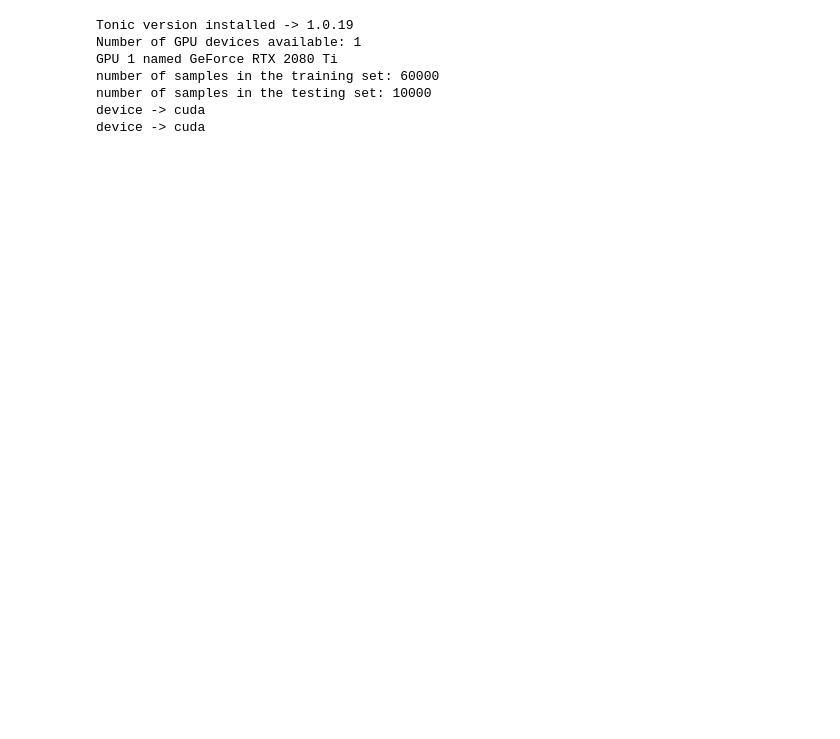
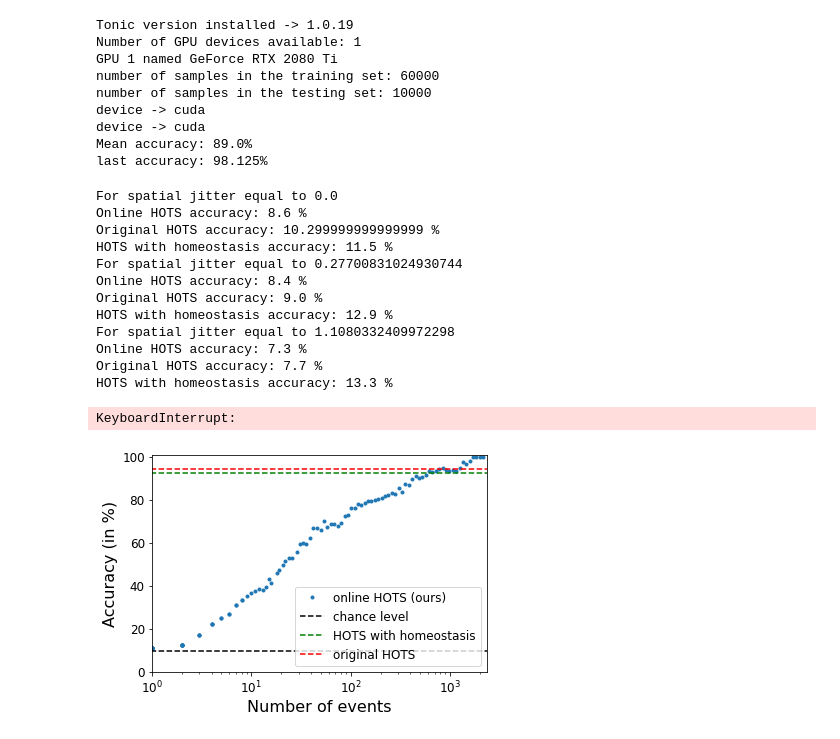
Before and after one commit to AntoineGrimaldi/hotsline, a Jupyter notebook: hots/Untitled.ipynb, the cells around one changed output. Drawn from its saved outputs; the diff is of its cells as text; code cells hidden in the pictures; blank space fills up the shorter version.

```diff
--- a/hots/Untitled.ipynb
+++ b/hots/Untitled.ipynb
@@ -88,32 +88,48 @@ train_path_nohomeo = f'../Records/output/train/{hots_nohomeo.name}_{num_sample_t
 model_path_nohomeo = f'../Records/networks/{hots_nohomeo.name}_{tau_cla}_{learning_rate}_{betas}_{num_epochs}_{jitter}.pkl'
 test_path_nohomeo = f'../Records/output/test/{hots_nohomeo.name}_{num_sample_test}_{jitter}/'
 
 trainset_output_nohomeo = HOTS_Dataset(train_path_nohomeo, trainset.sensor_size, dtype=trainset.dtype, transform=type_transform)
 
 hots_nohomeo.coding(testloader, testset.ordering, testset.classes, training=False, jitter=jitter, verbose=False)
 testset_output_nohomeo = HOTS_Dataset(test_path_nohomeo, trainset.sensor_size, dtype=trainset.dtype, transform=type_transform)
 
 likelihood, true_target, timestamps = predict_mlr(classif_layer,tau_cla,testoutputloader,results_path,ts_size,testset_output.ordering)
 score = make_histogram_classification(trainset_output, testset_output, N_neuronz[-1])
 score_nohomeo = make_histogram_classification(trainset_output_nohomeo, testset_output_nohomeo, N_neuronz[-1])
 meanac, onlinac, lastac = score_classif_events(likelihood, true_target, n_classes, original_accuracy = score, original_accuracy_nohomeo = score_nohomeo, figure_name = 'nmnist_online.pdf')
 print(f'last accuracy: {lastac*100}%')
 
 kfold = 10
 
 standard_spatial_jitter_min = 0
 standard_spatial_jitter_max = 10
-apply_jitter(standard_spatial_jitter_min, standard_spatial_jitter_max, 'spatial', num_sample_test//kfold, n_classes, hots, hots_nohomeo, classif_layer, tau_cla, dataset_name, trainset_output, trainset_output_nohomeo, learning_rate ,betas ,num_epochs, kfold = kfold);
+apply_jitter(standard_spatial_jitter_min, standard_spatial_jitter_max, 'spatial', num_sample_test//kfold, n_classes, hots, hots_nohomeo, classif_layer, tau_cla, dataset_name, trainset_output, trainset_output_nohomeo, learning_rate ,betas ,num_epochs, kfold = kfold, verbose=True);
 
 
 standard_temporal_jitter_min = 3
 standard_temporal_jitter_max = 7
-apply_jitter(standard_temporal_jitter_min, standard_temporal_jitter_max, 'temporal', num_sample_test//kfold, n_classes, hots,hots_nohomeo, classif_layer, tau_cla, dataset_name, trainset_output, trainset_output_nohomeo, learning_rate ,betas ,num_epochs,  kfold = kfold)
+apply_jitter(standard_temporal_jitter_min, standard_temporal_jitter_max, 'temporal', num_sample_test//kfold, n_classes, hots,hots_nohomeo, classif_layer, tau_cla, dataset_name, trainset_output, trainset_output_nohomeo, learning_rate ,betas ,num_epochs,  kfold = kfold, verbose=True)
 # %% [output]
 Tonic version installed -> 1.0.19
 Number of GPU devices available: 1
 GPU 1 named GeForce RTX 2080 Ti
 number of samples in the training set: 60000
 number of samples in the testing set: 10000
 device -> cuda
 device -> cuda
+Mean accuracy: 89.0%
+last accuracy: 98.125%
+For spatial jitter equal to 0.0
+Online HOTS accuracy: 8.6 %
+Original HOTS accuracy: 10.299999999999999 %
+HOTS with homeostasis accuracy: 11.5 %
+For spatial jitter equal to 0.27700831024930744
+Online HOTS accuracy: 8.4 %
+Original HOTS accuracy: 9.0 %
+HOTS with homeostasis accuracy: 12.9 %
+For spatial jitter equal to 1.1080332409972298
+Online HOTS accuracy: 7.3 %
+Original HOTS accuracy: 7.7 %
+HOTS with homeostasis accuracy: 13.3 %
+KeyboardInterrupt:
+[figure, added]
```
Also changed, not shown: 5 other files.
